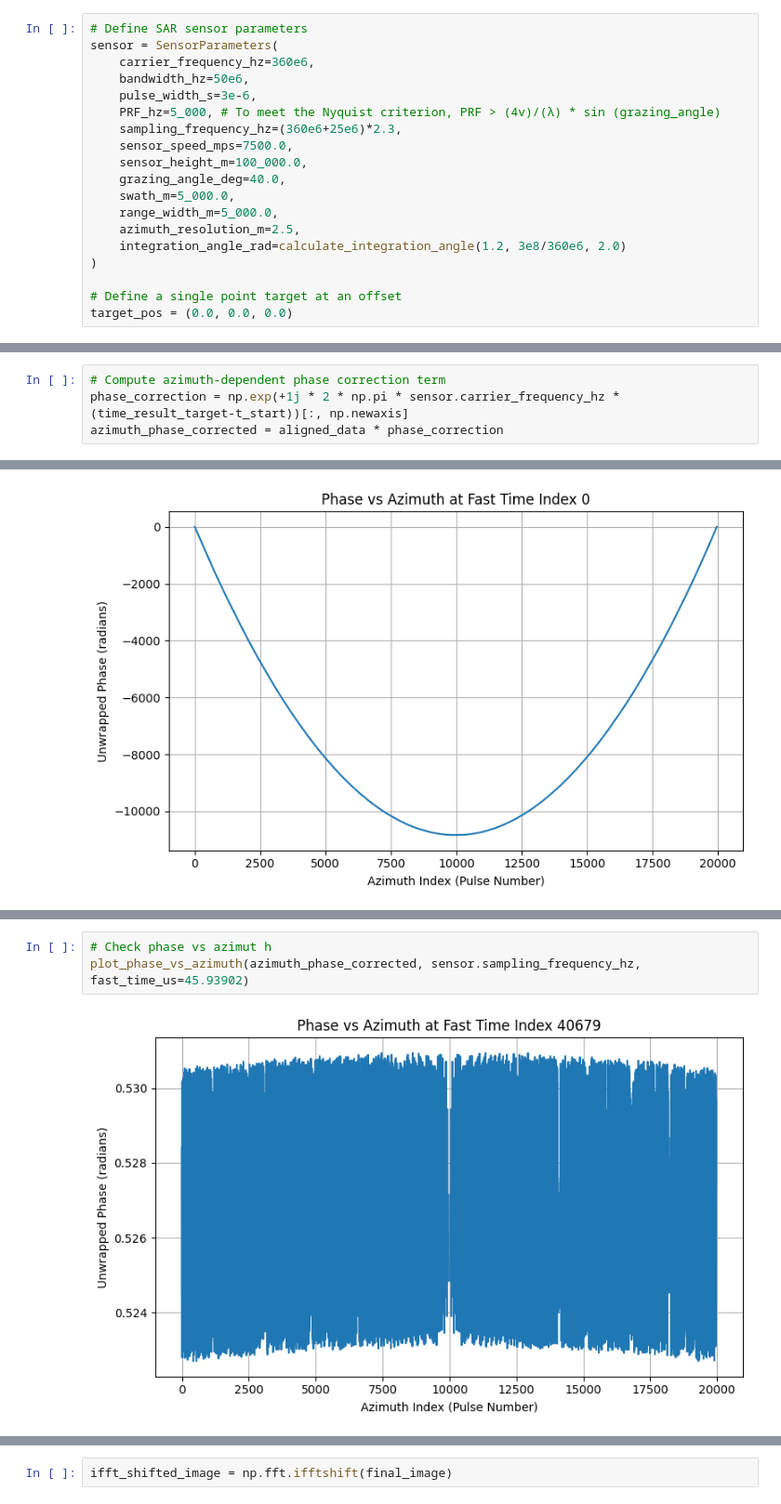
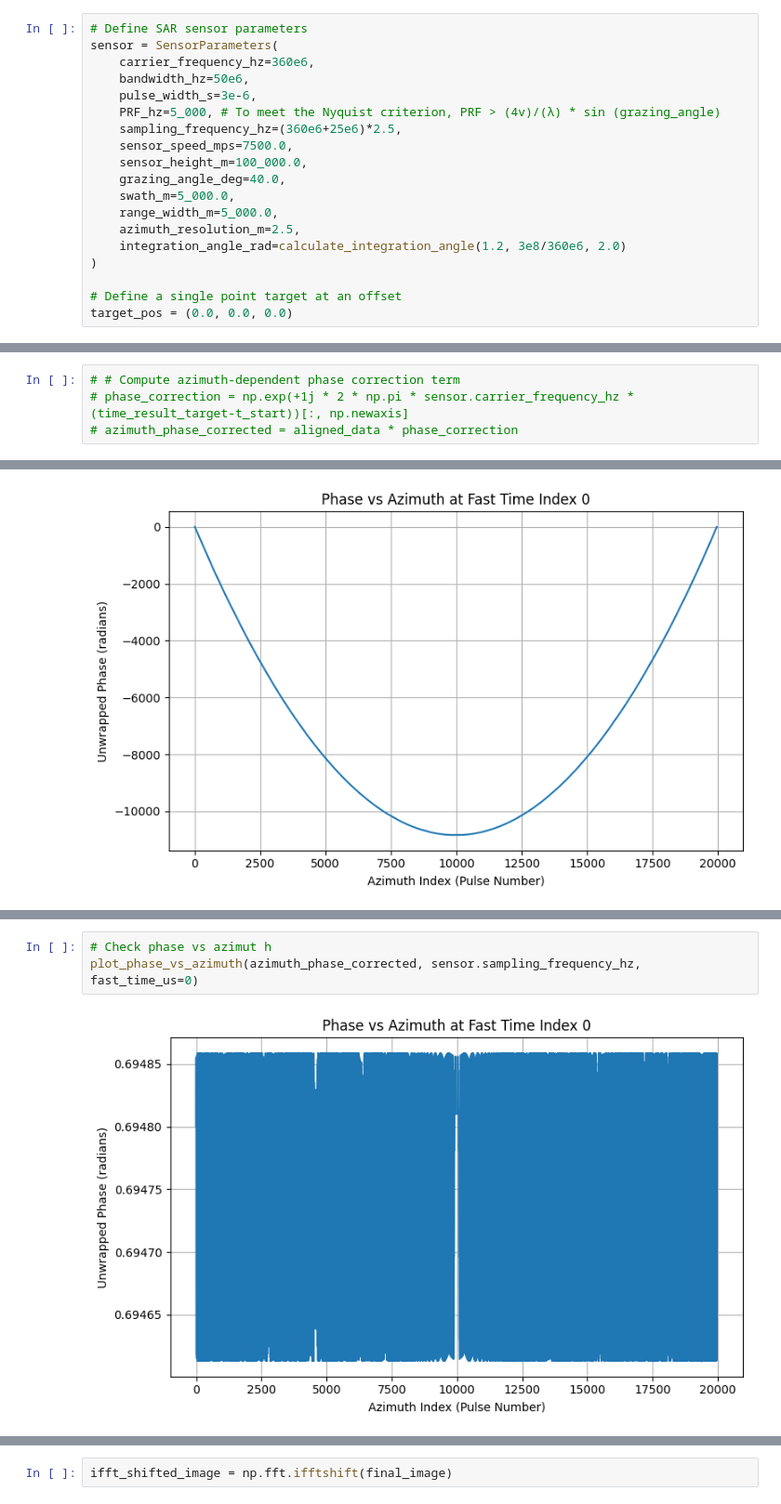
Before and after one commit to kwokkeith/signal_processing_notes, a Jupyter notebook: 07_raw_data_simulation.ipynb, the cells around one changed output, grey strips where cells are left out. Shown at 93% size. Saved outputs shown, nothing was run; the diff lists cells and outputs as text.

Commit message:
Fix the azimuth compensation and azimuth compression

```diff
--- a/07_raw_data_simulation.ipynb
+++ b/07_raw_data_simulation.ipynb
@@ -8,7 +8,7 @@ sensor = SensorParameters(
     bandwidth_hz=50e6,
     pulse_width_s=3e-6,
     PRF_hz=5_000, # To meet the Nyquist criterion, PRF > (4v)/(λ) * sin (grazing_angle)
-    sampling_frequency_hz=(360e6+25e6)*2.3,
+    sampling_frequency_hz=(360e6+25e6)*2.5,
     sensor_speed_mps=7500.0,
     sensor_height_m=100_000.0,
     grazing_angle_deg=40.0,
@@ -228,9 +228,9 @@ for i in range(num_pulses):
     ).astype(np.complex64)
     azimuth_phase_corrected[i] = aligned_data[i] * phase_row
 # %%
-# Compute azimuth-dependent phase correction term
-phase_correction = np.exp(+1j * 2 * np.pi * sensor.carrier_frequency_hz * (time_result_target-t_start))[:, np.newaxis]
-azimuth_phase_corrected = aligned_data * phase_correction
+# # Compute azimuth-dependent phase correction term
+# phase_correction = np.exp(+1j * 2 * np.pi * sensor.carrier_frequency_hz * (time_result_target-t_start))[:, np.newaxis]
+# azimuth_phase_corrected = aligned_data * phase_correction
 # %%
 # Check phase vs azimuth
 plot_phase_vs_azimuth(phase_correction, sensor.sampling_frequency_hz, fast_time_us=0)
@@ -261,8 +239,8 @@ plot_phase_vs_azimuth(phase_correction, sensor.sampling_frequency_hz, fast_time_
 # %%
 # Check phase vs azimut h
-plot_phase_vs_azimuth(azimuth_phase_corrected, sensor.sampling_frequency_hz, fast_time_us=45.93902)
+plot_phase_vs_azimuth(azimuth_phase_corrected, sensor.sampling_frequency_hz, fast_time_us=0)
 # %% [output]
-[figure, old version]
+[figure, new version]
 # %%
 import numpy as np
 import matplotlib.pyplot as plt
```
Also changed, not shown: parts of 18 cells of this notebook.
